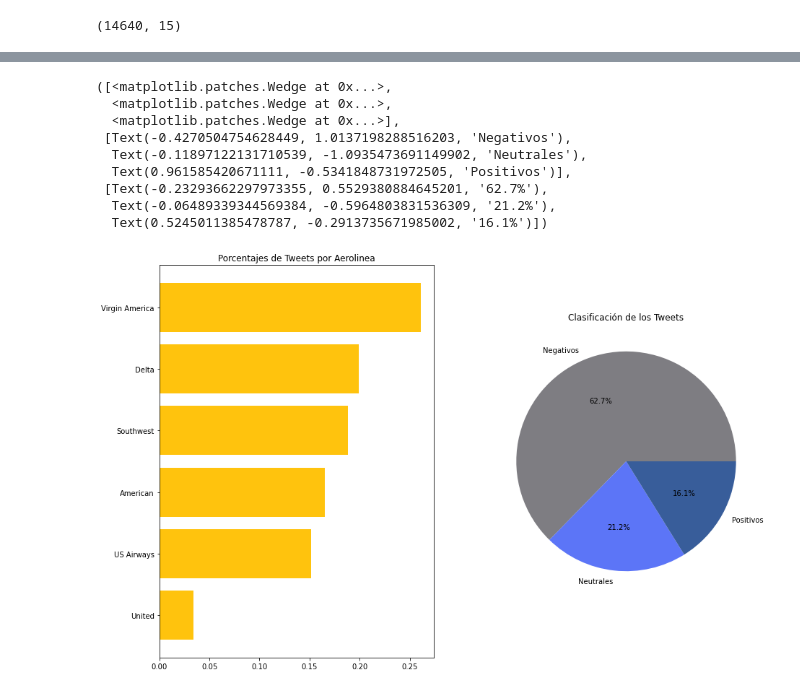
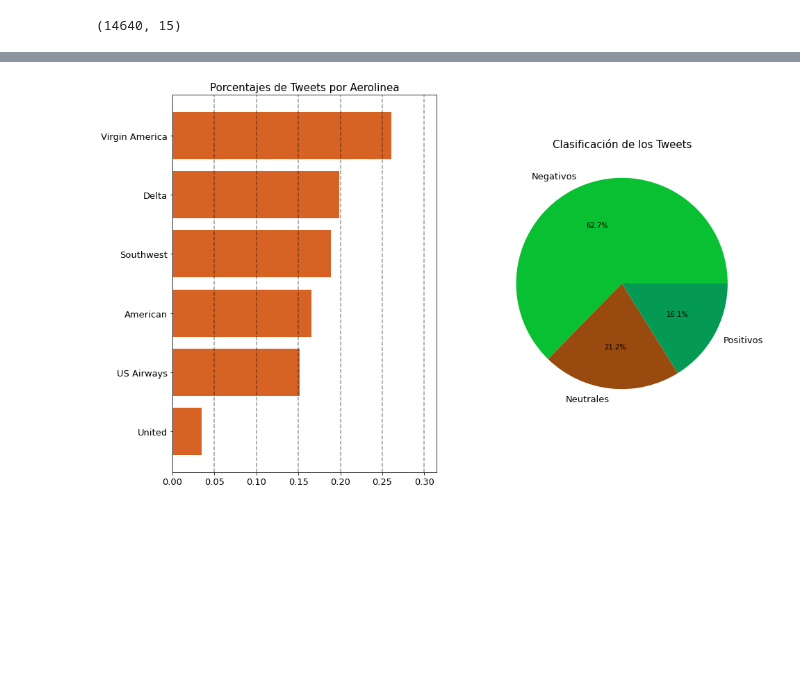
Before and after one commit to astach-DS/Tweets-Sentiment-Classification, a Jupyter notebook: Tweets.ipynb, the cells around one changed output, grey strips where cells are left out. Saved outputs shown, nothing was run; the diff lists cells and outputs as text; code cells hidden in the pictures; blank space fills up the shorter version.

```diff
--- a/Tweets.ipynb
+++ b/Tweets.ipynb
@@ -71,23 +71,21 @@ tweet_created                       0
 tweet_location                   4733
 user_timezone                    4820
 dtype: int64
+# %%
+plt.rcParams['xtick.labelsize'] = 13
+plt.rcParams['ytick.labelsize'] = 13
+plt.rc('axes', labelsize=13)
+plt.rc('axes', titlesize=15)
 # %%
 fig,ax = plt.subplots(1,2,figsize=(15,10))
 ax = ax.ravel()
-ax[0].set_title("Porcentajes de Tweets por Aerolinea")
-ax[1].set_title("Clasificación de los Tweets")
+ax[0].set_title("Porcentajes de Tweets por Aerolinea", fontsize='15')
+ax[1].set_title("Clasificación de los Tweets",fontsize='15')
 ax[0].barh(data['airline'].value_counts(normalize = True).index,data['airline'].value_counts(normalize = True,ascending=True).values, color = random_colors(1))
 ax[1].pie(data['airline_sentiment'].value_counts(normalize=True),shadow=False,labels=['Negativos','Neutrales','Positivos'],autopct='%1.1f%%',colors = random_colors(3) )
+for cord in ax[0].get_xticks():
+    ax[0].axvline(x=cord,alpha=0.4,color='k',linestyle='--')
 # %% [output]
-([<matplotlib.patches.Wedge at 0x...>,
-  <matplotlib.patches.Wedge at 0x...>,
-  <matplotlib.patches.Wedge at 0x...>],
- [Text(-0.4270504754628449, 1.0137198288516203, 'Negativos'),
-  Text(-0.11897122131710539, -1.0935473691149902, 'Neutrales'),
-  Text(0.961585420671111, -0.5341848731972505, 'Positivos')],
- [Text(-0.23293662297973355, 0.5529380884645201, '62.7%'),
-  Text(-0.06489339344569384, -0.5964803831536309, '21.2%'),
-  Text(0.5245011385478787, -0.2913735671985002, '16.1%')])
-[figure, old version]
+[figure, new version]
 # %%
 data['tweet_long'] = data['text'].apply(lambda x : len(x))
```
Also changed, not shown: parts of 43 cells of this notebook.
